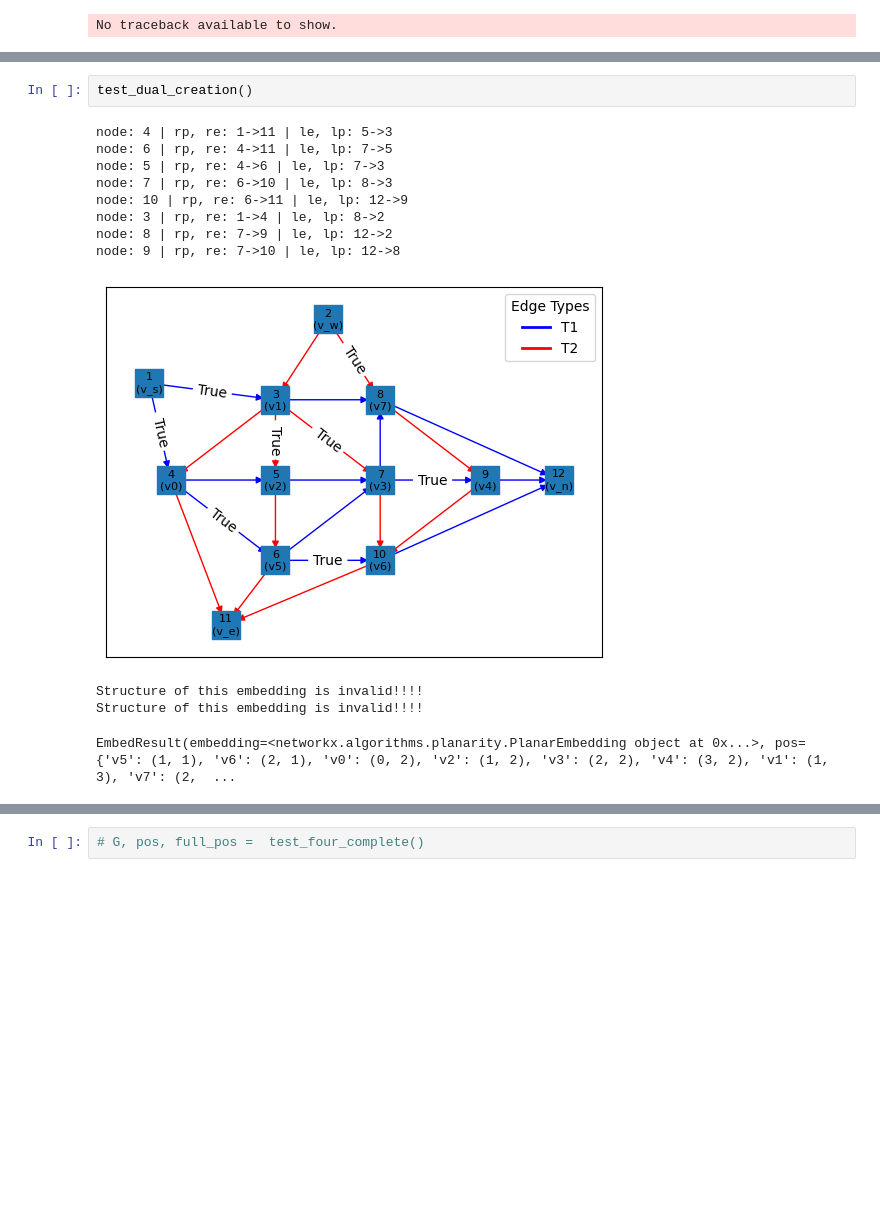
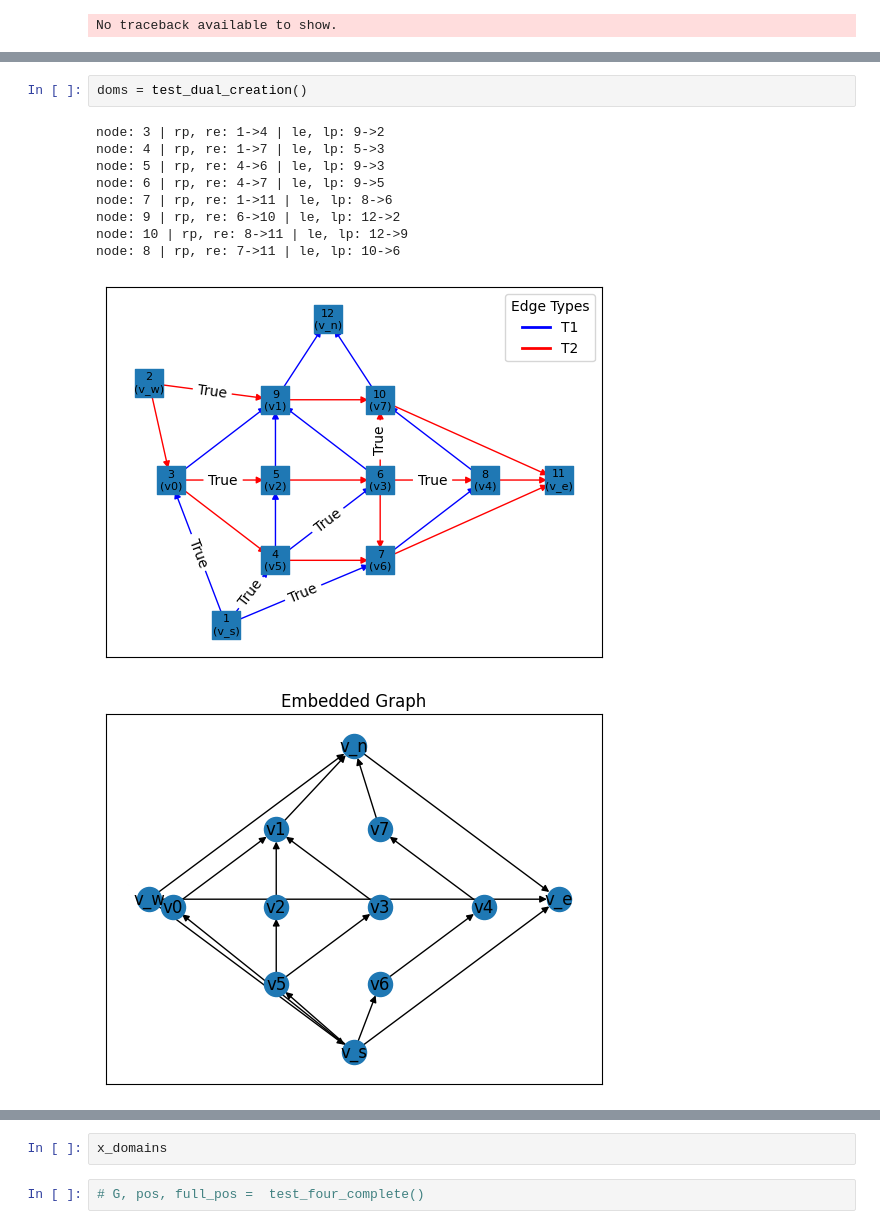
Before and after one commit to juliet29/graph2plan, a Jupyter notebook: notebooks/03_1_draw_four_complete.ipynb, the cells around one changed output, grey strips where cells are left out. Cells and saved outputs as stored; diff of their text form; blank space fills up the shorter version.

```diff
--- a/notebooks/03_1_draw_four_complete.ipynb
+++ b/notebooks/03_1_draw_four_complete.ipynb
@@ -37,15 +16,13 @@ test_four_complete()
-# %%
-test_dual_creation()
-# %% [output]
-node: 4 | rp, re: 1->11 | le, lp: 5->3
-node: 6 | rp, re: 4->11 | le, lp: 7->5
-node: 5 | rp, re: 4->6 | le, lp: 7->3
-node: 7 | rp, re: 6->10 | le, lp: 8->3
-node: 10 | rp, re: 6->11 | le, lp: 12->9
-node: 3 | rp, re: 1->4 | le, lp: 8->2
-node: 8 | rp, re: 7->9 | le, lp: 12->2
-node: 9 | rp, re: 7->10 | le, lp: 12->8
-[figure, removed]
-Structure of this embedding is invalid!!!!
-Structure of this embedding is invalid!!!!
-EmbedResult(embedding=<networkx.algorithms.planarity.PlanarEmbedding object at 0x...>, pos={'v5': (1, 1), 'v6': (2, 1), 'v0': (0, 2), 'v2': (1, 2), 'v3': (2, 2), 'v4': (3, 2), 'v1': (1, 3), 'v7': (2,  ...
+# %%
+doms = test_dual_creation()
+# %% [output]
+node: 3 | rp, re: 1->4 | le, lp: 9->2
+node: 4 | rp, re: 1->7 | le, lp: 5->3
+node: 5 | rp, re: 4->6 | le, lp: 9->3
+node: 6 | rp, re: 4->7 | le, lp: 9->5
+node: 7 | rp, re: 1->11 | le, lp: 8->6
+node: 9 | rp, re: 6->10 | le, lp: 12->2
+node: 10 | rp, re: 8->11 | le, lp: 12->9
+node: 8 | rp, re: 7->11 | le, lp: 10->6
+[figure, added]
+[figure, added]
@@ -52,3 +33,5 @@ EmbedResult(embedding=<networkx.algorithms.planarity.PlanarEmbedding object at 0
+# %%
+x_domains
 # %%
 # G, pos, full_pos =  test_four_complete()
 # %%
```
Also changed, not shown: parts of 15 cells of this notebook, 2 other files.
